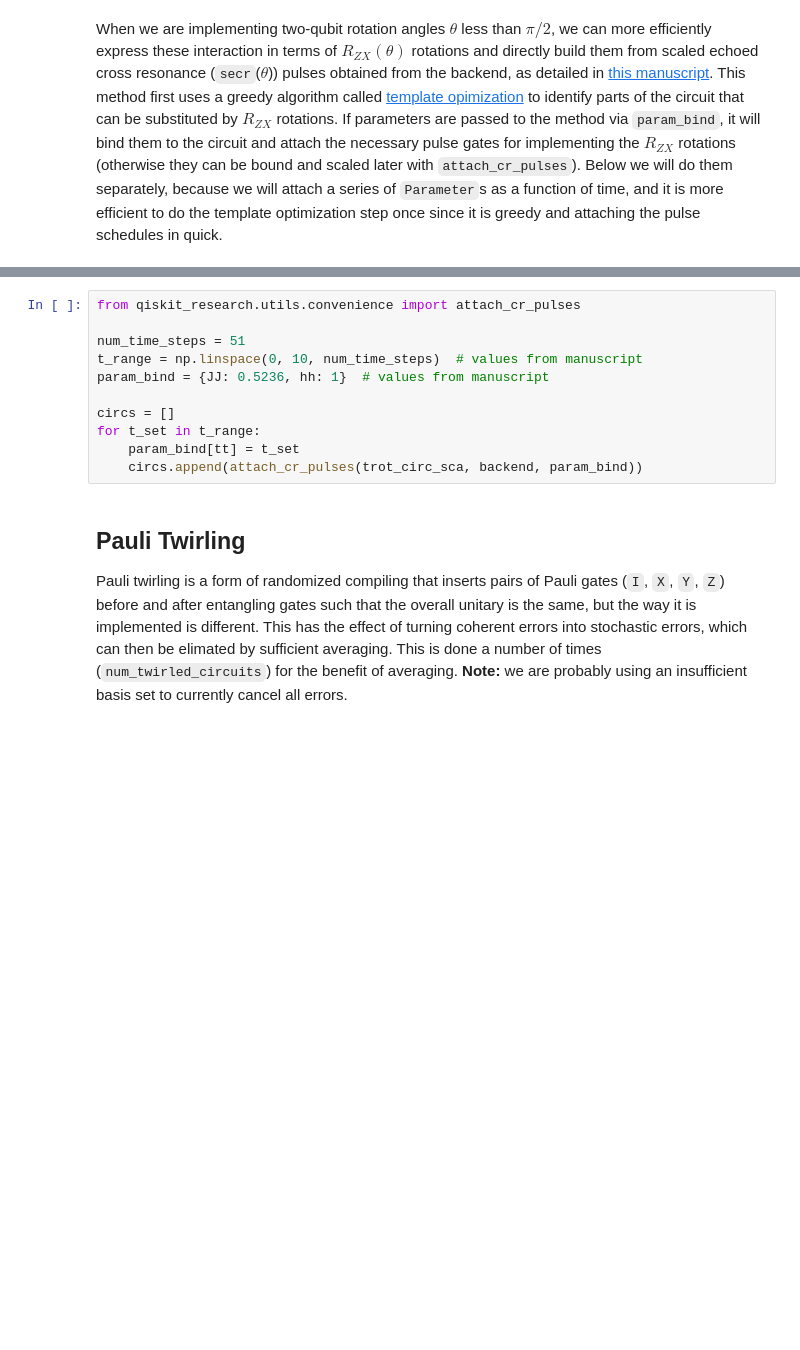
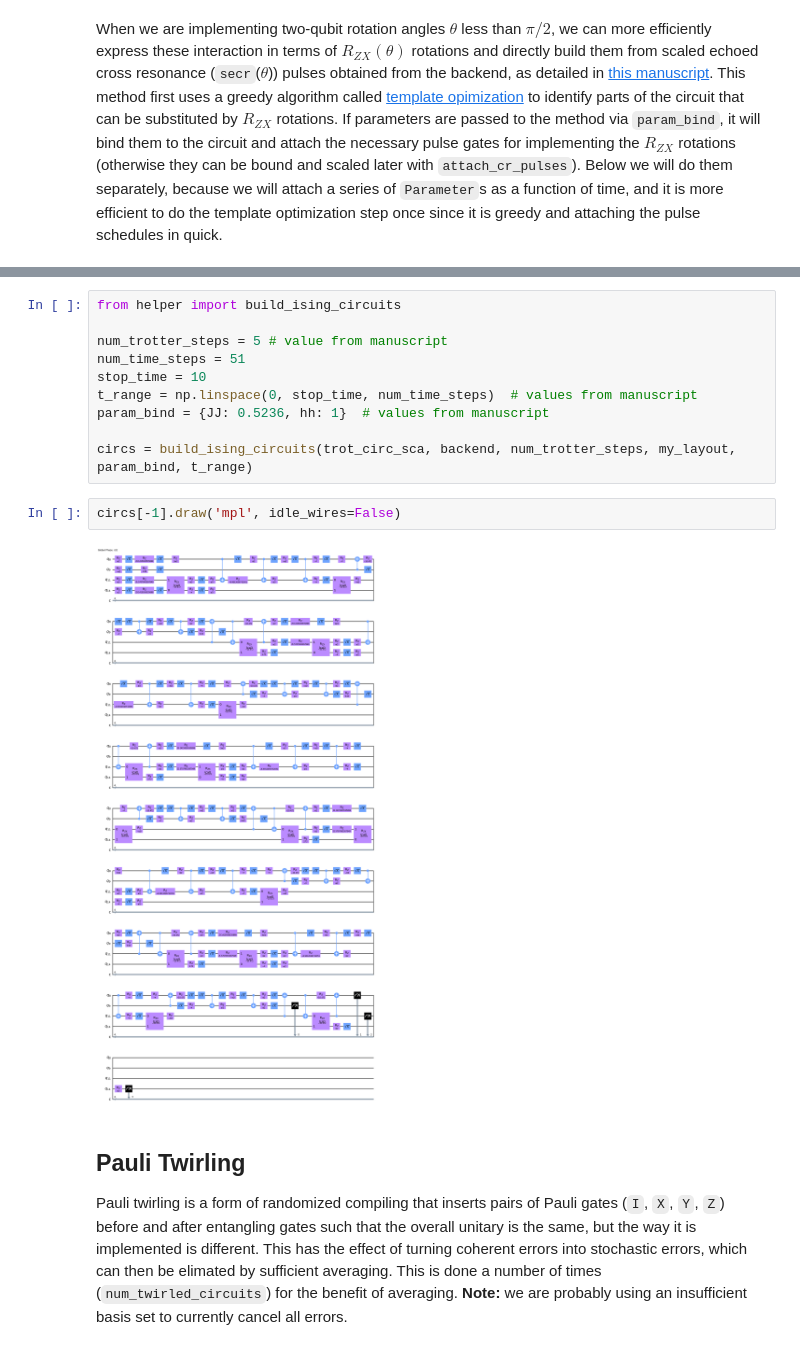
Before and after one commit to qiskit-community/qiskit-research, a Jupyter notebook: docs/getting_started.ipynb, the cells around one changed output, grey strips where cells are left out. Cells and saved outputs as stored; diff of their text form; blank space fills up the shorter version.

```diff
--- a/docs/getting_started.ipynb
+++ b/docs/getting_started.ipynb
@@ -138,14 +170,17 @@ trot_circ_sca.draw("mpl", idle_wires=False)
 # %%
-from qiskit_research.utils.convenience import attach_cr_pulses
+from helper import build_ising_circuits
 
+num_trotter_steps = 5 # value from manuscript
 num_time_steps = 51
-t_range = np.linspace(0, 10, num_time_steps)  # values from manuscript
+stop_time = 10
+t_range = np.linspace(0, stop_time, num_time_steps)  # values from manuscript
 param_bind = {JJ: 0.5236, hh: 1}  # values from manuscript
 
-circs = []
-for t_set in t_range:
-    param_bind[tt] = t_set
-    circs.append(attach_cr_pulses(trot_circ_sca, backend, param_bind))
+circs = build_ising_circuits(trot_circ_sca, backend, num_trotter_steps, my_layout, param_bind, t_range)
+# %%
+circs[-1].draw('mpl', idle_wires=False)
+# %% [output]
+[figure, added]
 # %% [markdown]
 ## Pauli Twirling
 
```
Also changed, not shown: parts of 16 cells of this notebook, 1 other file.
